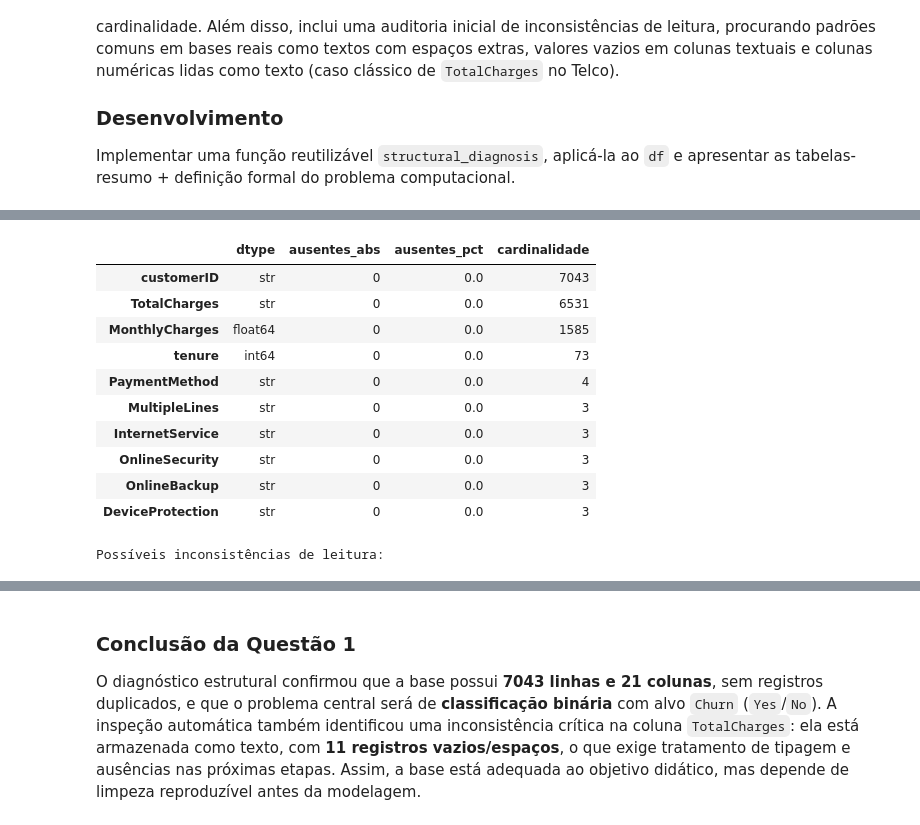
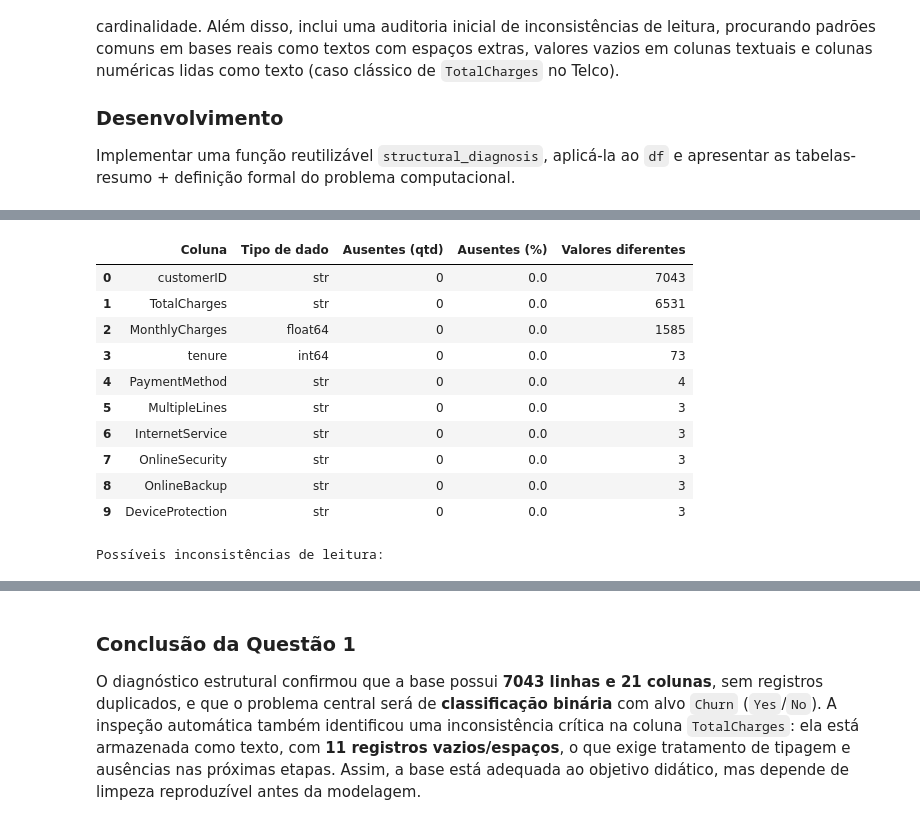
Before and after one commit to theduardomaciel/cc-cd, a Jupyter notebook: lista1/notebook.ipynb, the cells around one changed output, grey strips where cells are left out. Drawn from its saved outputs; the diff is of its cells as text; code cells hidden in the pictures.

```diff
--- a/lista1/notebook.ipynb
+++ b/lista1/notebook.ipynb
@@ -79,20 +79,20 @@ def structural_diagnosis(df: pd.DataFrame, target: str) -> dict:
     data_types = df.dtypes.astype(str).rename('dtype').to_frame()
 
     # 3) Valores ausentes
-    missing_abs = df.isna().sum().rename('ausentes_abs') # Contagem absoluta de ausentes
-    missing_pct = (df.isna().mean() * 100).round(2).rename('ausentes_pct') # Percentual de ausentes
+    missing_abs = df.isna().sum().rename('ausentes_abs')  # Contagem absoluta de ausentes
+    missing_pct = (df.isna().mean() * 100).round(2).rename('ausentes_pct')  # Percentual de ausentes
 
     # 4) Cardinalidade
     cardinality = df.nunique(dropna=False).rename('cardinalidade')
 
     # 5) Quadro estrutural consolidado
-    structural_table = pd.concat([data_types, missing_abs, missing_pct, cardinality], axis=1) # Concatenação das informações estruturais
+    structural_table = pd.concat([data_types, missing_abs, missing_pct, cardinality], axis=1)
     structural_table = structural_table.sort_values(by=['ausentes_abs', 'cardinalidade'], ascending=False)
     summary['structural_table'] = structural_table
 
     # 6) Duplicidades
-    summary['duplicates_abs'] = int(df.duplicated().sum()) # Contagem absoluta de duplicatas
-    summary['duplicates_pct'] = round(float(df.duplicated().mean() * 100), 2) # Percentual de duplicatas
+    summary['duplicates_abs'] = int(df.duplicated().sum())
+    summary['duplicates_pct'] = round(float(df.duplicated().mean() * 100), 2)
 
     # 7) Inconsistências de leitura
     inconsistencies = []
@@ -119,7 +119,7 @@ def structural_diagnosis(df: pd.DataFrame, target: str) -> dict:
                     'coluna': column,
                     'tipo_problema': 'vazio_textual',
                     'qtd_registros': int(text_empty),
-                    'detalhe': 'Campos vazios mascarados como string.'
+                    'detalhe': 'Campos vazios mascarados como texto.'
                 })
 
             # Possível numérica lida como texto
@@ -155,18 +155,49 @@ def structural_diagnosis(df: pd.DataFrame, target: str) -> dict:
 
 q1_results = structural_diagnosis(df, target='Churn')
 
-print('Dimensões da base:', q1_results['dimensions'])
-print(f"Duplicatas: {q1_results['duplicates_abs']} ({q1_results['duplicates_pct']}%)")
-print('\nDefinição do problema computacional:')
-for key, value in q1_results['problem'].items():
-    print(f'- {key}: {value}')
+print('Resumo inicial da base:')
+print(f"- Linhas: {q1_results['dimensions']['linhas']}")
+print(f"- Colunas: {q1_results['dimensions']['colunas']}")
+print(f"- Registros duplicados: {q1_results['duplicates_abs']} ({q1_results['duplicates_pct']}%)")
 
+classes_texto = {
+    'Yes': 'Sim',
+    'No': 'Não'
+}
+classes_observadas = [classes_texto.get(c, c) for c in q1_results['problem']['classes_observadas']]
+print('\nDefinição do problema:')
+print(f"- Tipo: {q1_results['problem']['tipo']}")
+print(f"- Variável alvo: {q1_results['problem']['variavel_alvo']}")
+print(f"- Classes observadas: {classes_observadas}")
+print(f"- Objetivo: {q1_results['problem']['objetivo']}")
+
+q1_struct_simple = q1_results['structural_table'].reset_index().rename(
+    columns={
+        'index': 'Coluna',
+        'dtype': 'Tipo de dado',
+        'ausentes_abs': 'Ausentes (qtd)',
+        'ausentes_pct': 'Ausentes (%)',
+        'cardinalidade': 'Valores diferentes'
+    }
+)
 print('\nTop 10 colunas no diagnóstico estrutural:')
-display(q1_results['structural_table'].head(10))
+display(q1_struct_simple.head(10))
 
 print('Possíveis inconsistências de leitura:')
 if q1_results['inconsistencies'].empty:
     print('Nenhuma inconsistência detectada pelas regras automáticas.')
 else:
-    display(q1_results['inconsistencies'])
+    q1_incons_simple = q1_results['inconsistencies'].replace({
+        'tipo_problema': {
+            'espacos_extras': 'Espaços extras',
+            'vazio_textual': 'Vazio em texto',
+            'numerica_em_texto': 'Número salvo como texto'
+        }
+    }).rename(columns={
+        'coluna': 'Coluna',
+        'tipo_problema': 'Tipo de problema',
+        'qtd_registros': 'Quantidade de registros',
+        'detalhe': 'Detalhe'
+    })
+    display(q1_incons_simple)
 # %% [output]
@@ -181,14 +214,14 @@ Definição do problema computacional:
 
 Top 10 colunas no diagnóstico estrutural:
-|  | dtype | ausentes_abs | ausentes_pct | cardinalidade |
-| customerID | str | 0 | 0.0 | 7043 |
-| TotalCharges | str | 0 | 0.0 | 6531 |
-| MonthlyCharges | float64 | 0 | 0.0 | 1585 |
-| tenure | int64 | 0 | 0.0 | 73 |
-| PaymentMethod | str | 0 | 0.0 | 4 |
-| MultipleLines | str | 0 | 0.0 | 3 |
-| InternetService | str | 0 | 0.0 | 3 |
-| OnlineSecurity | str | 0 | 0.0 | 3 |
-| OnlineBackup | str | 0 | 0.0 | 3 |
-| DeviceProtection | str | 0 | 0.0 | 3 |
+|  | Coluna | Tipo de dado | Ausentes (qtd) | Ausentes (%) | Valores diferentes |
+| 0 | customerID | str | 0 | 0.0 | 7043 |
+| 1 | TotalCharges | str | 0 | 0.0 | 6531 |
+| 2 | MonthlyCharges | float64 | 0 | 0.0 | 1585 |
+| 3 | tenure | int64 | 0 | 0.0 | 73 |
+| 4 | PaymentMethod | str | 0 | 0.0 | 4 |
+| 5 | MultipleLines | str | 0 | 0.0 | 3 |
+| 6 | InternetService | str | 0 | 0.0 | 3 |
+| 7 | OnlineSecurity | str | 0 | 0.0 | 3 |
+| 8 | OnlineBackup | str | 0 | 0.0 | 3 |
+| 9 | DeviceProtection | str | 0 | 0.0 | 3 |
 Possíveis inconsistências de leitura:
```
Also changed, not shown: parts of 6 cells of this notebook.
